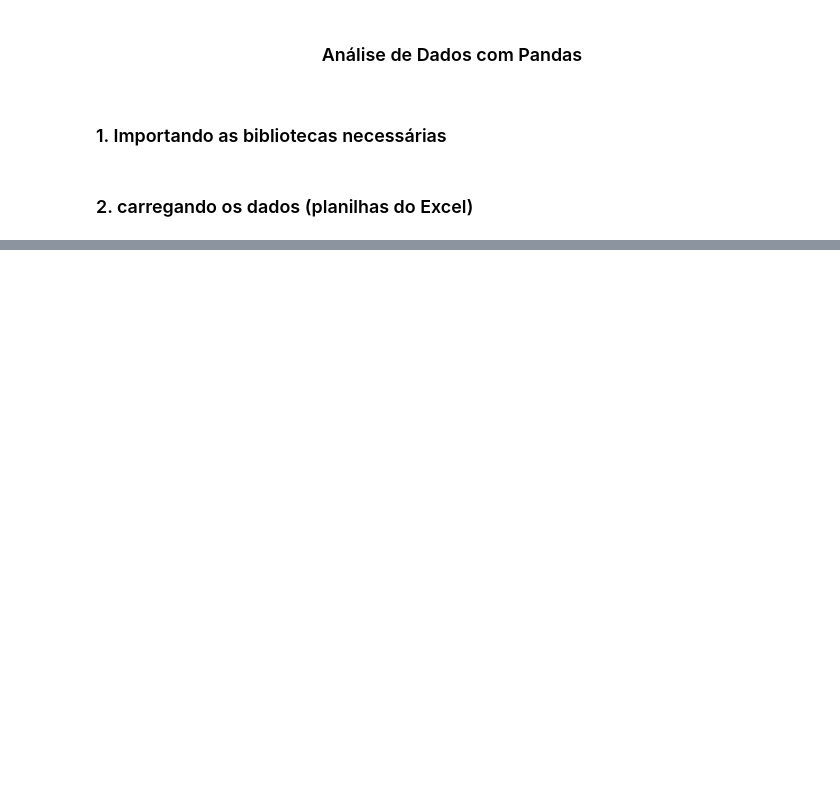
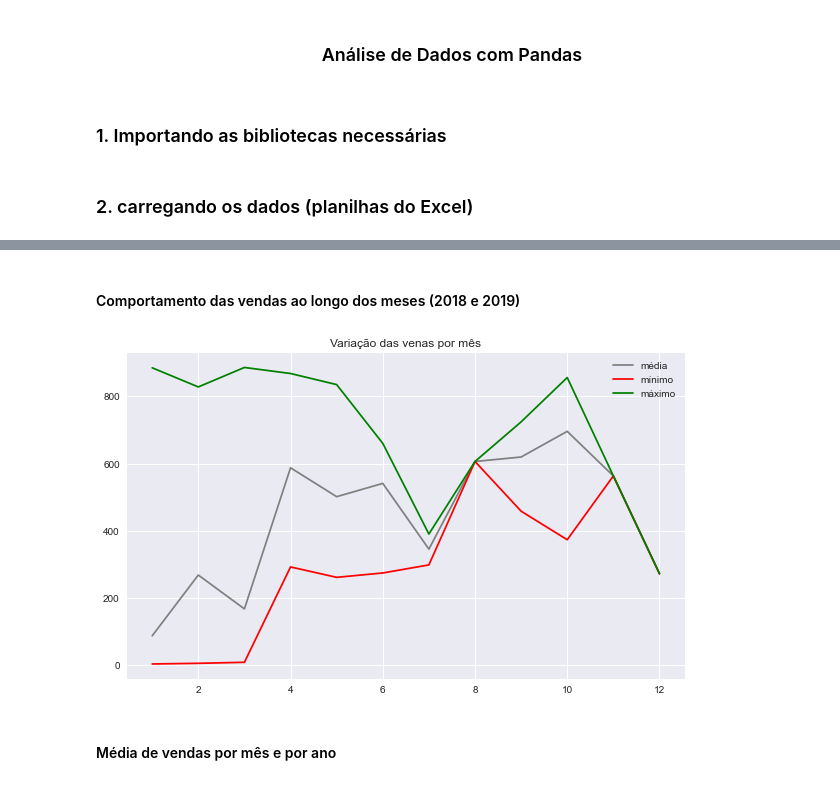
Before and after one commit to diascar/analise_dados_python_pandas_DIO, a Jupyter notebook: notebooks/notebook_1.ipynb, the cells around one changed output, grey strips where cells are left out. Drawn from its saved outputs; the diff is of its cells as text; code cells hidden in the pictures; blank space fills up the shorter version.

```diff
--- a/notebooks/notebook_1.ipynb
+++ b/notebooks/notebook_1.ipynb
@@ -292,0 +175,15 @@ Text(0.5, 1.0, 'Relação entre desconto e unidades vendidas')
+# %% [markdown]
+#### Comportamento das vendas ao longo dos meses (2018 e 2019)
+# %%
+vendas_por_mes = df.groupby(df['Data'].dt.month)['Vendas']
+plt.figure(figsize=(10,6))
+vendas_por_mes.mean().plot(label = "média", color = 'grey');
+vendas_por_mes.min().plot(label = "mínimo", color = 'red');
+vendas_por_mes.max().plot(label = "máximo", color = 'green');
+plt.title('Variação das venas por mês')
+plt.xlabel('');
+plt.legend();
+# %% [output]
+[figure, added]
+# %% [markdown]
+#### Média de vendas por mês e por ano
```
Also changed, not shown: parts of 75 cells of this notebook.
